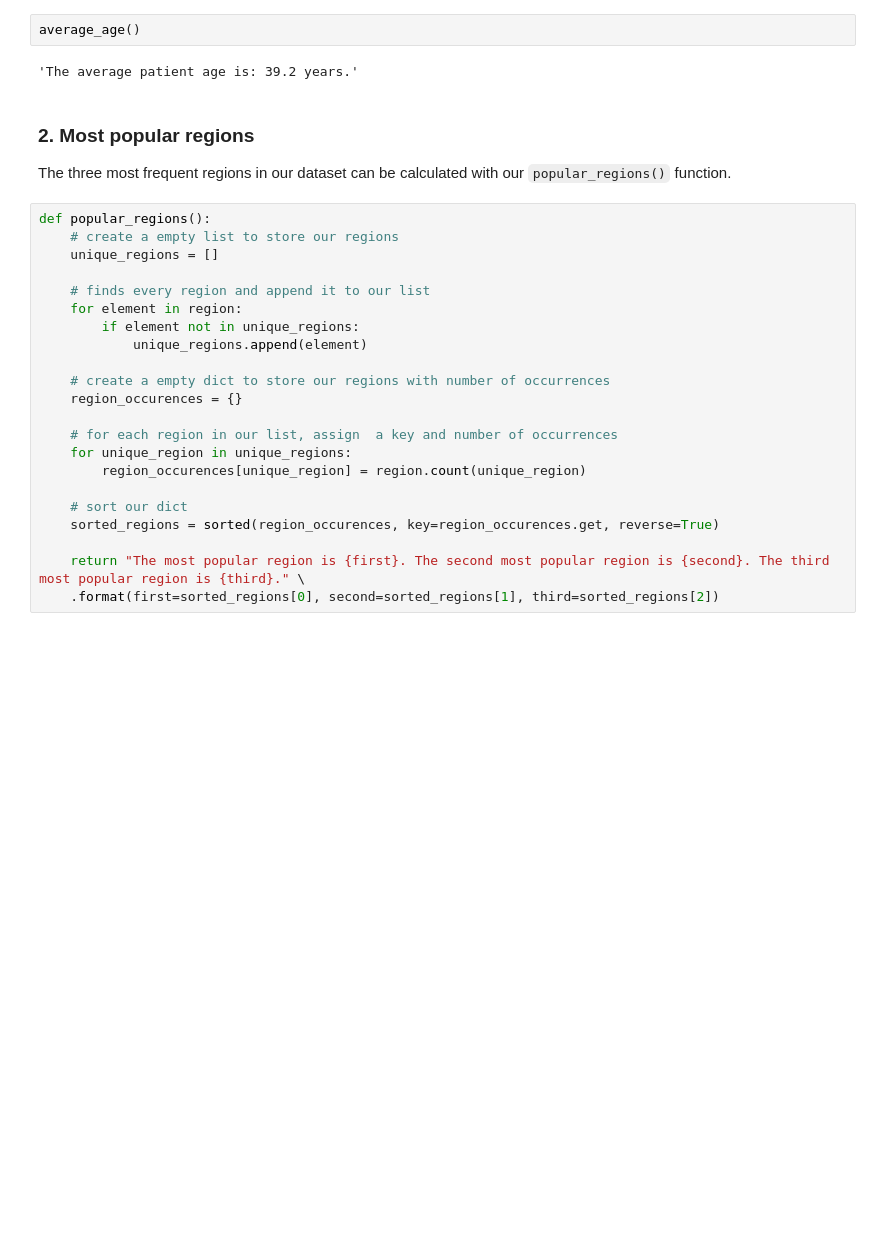
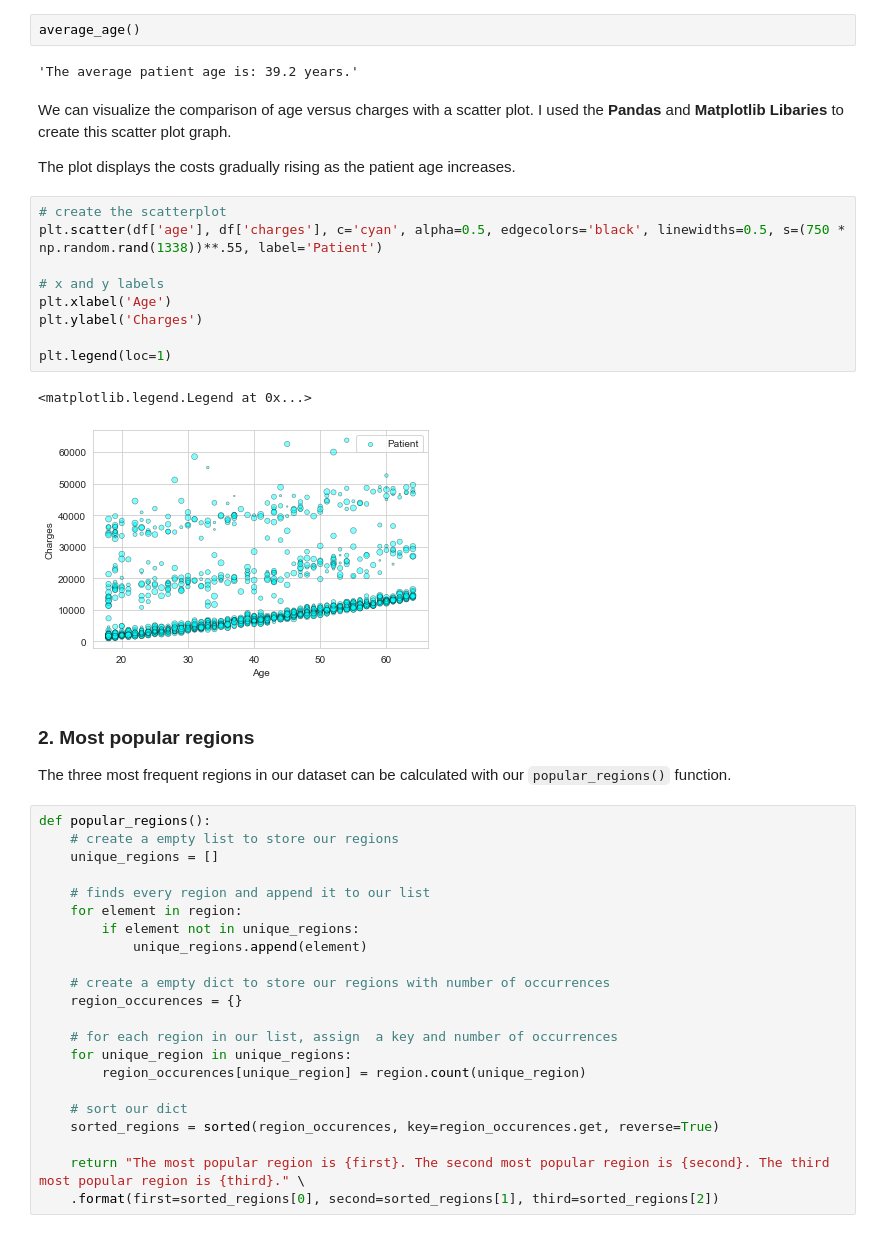
Before and after one commit to anthonyp16/U.S.-Medical-Insurance-, a Jupyter notebook: us-medical-insurance-costs.ipynb, the cells around one changed output. Saved outputs shown, nothing was run; the diff lists cells and outputs as text; blank space fills up the shorter version.

```diff
--- a/us-medical-insurance-costs.ipynb
+++ b/us-medical-insurance-costs.ipynb
@@ -67,6 +85,22 @@ def average_age():
 average_age()
 # %% [output]
 'The average patient age is: 39.2 years.'
+# %% [markdown]
+We can visualize the comparison of age versus charges with a scatter plot. I used the **Pandas** and **Matplotlib** **Libaries** to create this scatter plot graph.
+
+The plot displays the costs gradually rising as the patient age increases.
+# %%
+# create the scatterplot
+plt.scatter(df['age'], df['charges'], c='cyan', alpha=0.5, edgecolors='black', linewidths=0.5, s=(750 * np.random.rand(1338))**.55, label='Patient')
+
+# x and y labels
+plt.xlabel('Age')
+plt.ylabel('Charges')
+
+plt.legend(loc=1)
+# %% [output]
+<matplotlib.legend.Legend at 0x...>
+[figure, added]
 # %% [markdown]
 ### 2. Most popular regions
 The three most frequent regions in our dataset can be calculated with our `popular_regions()` function.
```
Also changed, not shown: parts of 27 cells of this notebook.
